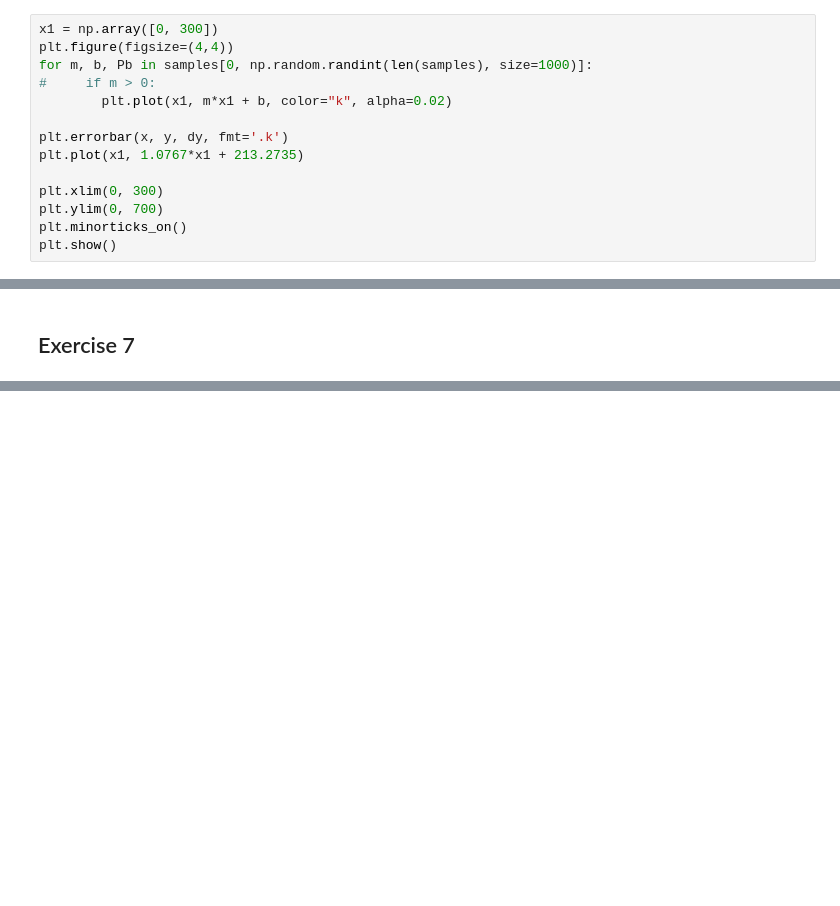
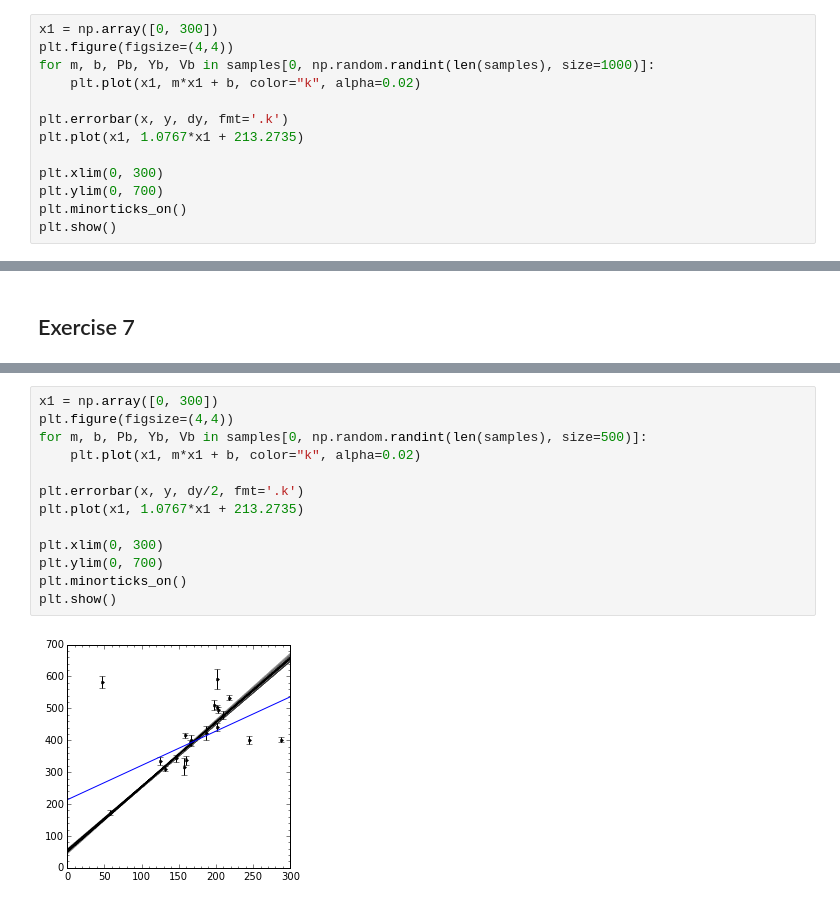
Before and after one commit to nhuntwalker/data_analysis_recipes, a Jupyter notebook: worked_exercises.ipynb, the cells around one changed output, grey strips where cells are left out. Drawn from its saved outputs; the diff is of its cells as text; blank space fills up the shorter version.

```diff
--- a/worked_exercises.ipynb
+++ b/worked_exercises.ipynb
@@ -244,9 +266,8 @@ plt.show()
 # %%
 x1 = np.array([0, 300])
 plt.figure(figsize=(4,4))
-for m, b, Pb in samples[0, np.random.randint(len(samples), size=1000)]:
-#     if m > 0:
-        plt.plot(x1, m*x1 + b, color="k", alpha=0.02)
+for m, b, Pb, Yb, Vb in samples[0, np.random.randint(len(samples), size=1000)]:
+    plt.plot(x1, m*x1 + b, color="k", alpha=0.02)
 
 plt.errorbar(x, y, dy, fmt='.k')
 plt.plot(x1, 1.0767*x1 + 213.2735)
@@ -271,0 +338,15 @@ Now repeat the problem, but dividing all the data uncertainty variances $\sigma_
+# %%
+x1 = np.array([0, 300])
+plt.figure(figsize=(4,4))
+for m, b, Pb, Yb, Vb in samples[0, np.random.randint(len(samples), size=500)]:
+    plt.plot(x1, m*x1 + b, color="k", alpha=0.02)
+
+plt.errorbar(x, y, dy/2, fmt='.k')
+plt.plot(x1, 1.0767*x1 + 213.2735)
+
+plt.xlim(0, 300)
+plt.ylim(0, 700)
+plt.minorticks_on()
+plt.show()
+# %% [output]
+[figure, added]
```
Also changed, not shown: parts of 14 cells of this notebook.
